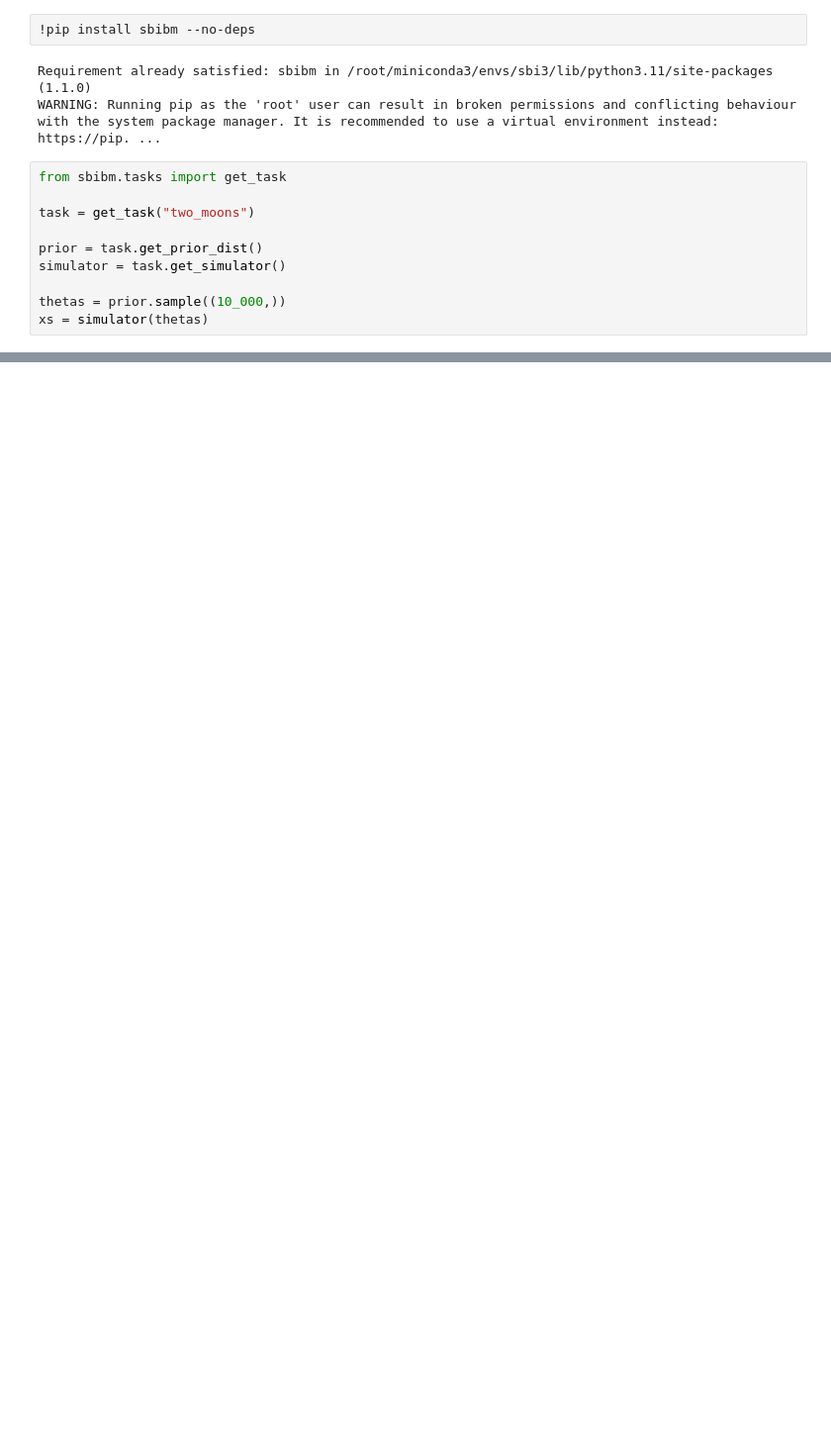
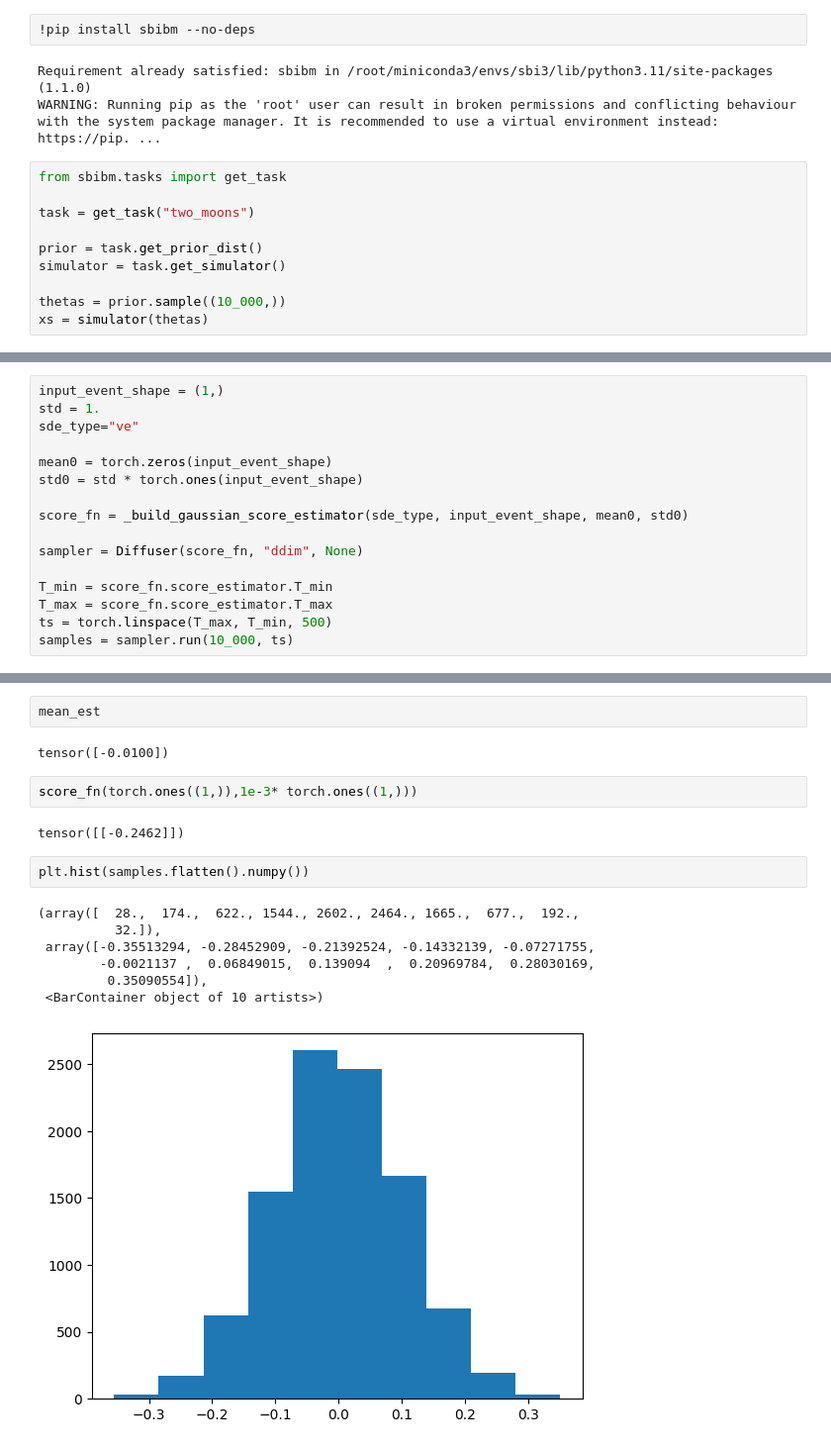
Before and after one commit to ms6730/sbi_code, a Jupyter notebook: tutorials/20_nspe.ipynb, the cells around one changed output, grey strips where cells are left out. Shown at 99% size. Saved outputs shown, nothing was run; the diff lists cells and outputs as text; blank space fills up the shorter version.

```diff
--- a/tutorials/20_nspe.ipynb
+++ b/tutorials/20_nspe.ipynb
@@ -138,0 +303,16 @@ KeyboardInterrupt:
+# %%
+input_event_shape = (1,)
+std = 1.
+sde_type="ve"
+
+mean0 = torch.zeros(input_event_shape)
+std0 = std * torch.ones(input_event_shape)
+
+score_fn = _build_gaussian_score_estimator(sde_type, input_event_shape, mean0, std0)
+
+sampler = Diffuser(score_fn, "ddim", None)
+
+T_min = score_fn.score_estimator.T_min
+T_max = score_fn.score_estimator.T_max
+ts = torch.linspace(T_max, T_min, 500)
+samples = sampler.run(10_000, ts)
@@ -138,0 +344,18 @@ KeyboardInterrupt:
+# %%
+mean_est
+# %% [output]
+tensor([-0.0100])
+# %%
+score_fn(torch.ones((1,)),1e-3* torch.ones((1,)))
+# %% [output]
+tensor([[-0.2462]])
+# %%
+plt.hist(samples.flatten().numpy())
+# %% [output]
+(array([  28.,  174.,  622., 1544., 2602., 2464., 1665.,  677.,  192.,
+          32.]),
+ array([-0.35513294, -0.28452909, -0.21392524, -0.14332139, -0.07271755,
+        -0.0021137 ,  0.06849015,  0.139094  ,  0.20969784,  0.28030169,
+         0.35090554]),
+ <BarContainer object of 10 artists>)
+[figure, added]
```
Also changed, not shown: parts of 12 cells of this notebook, 7 other files.
